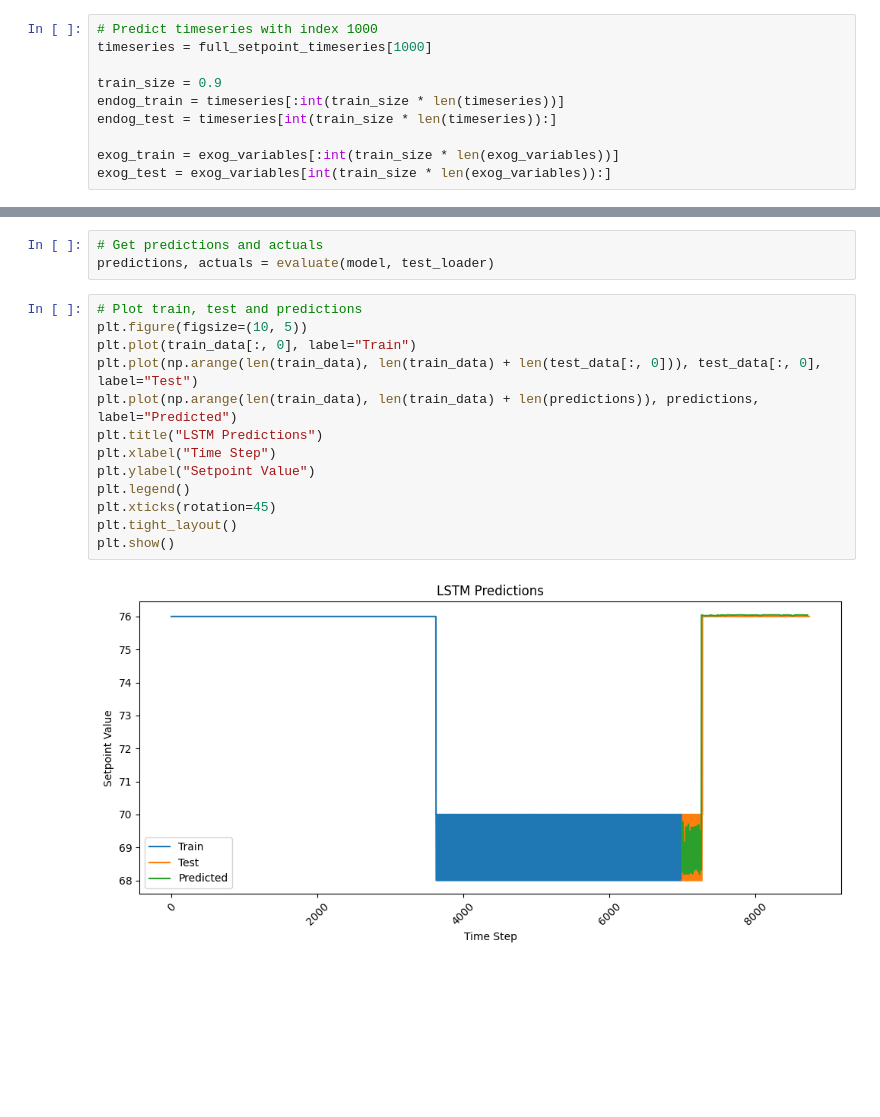
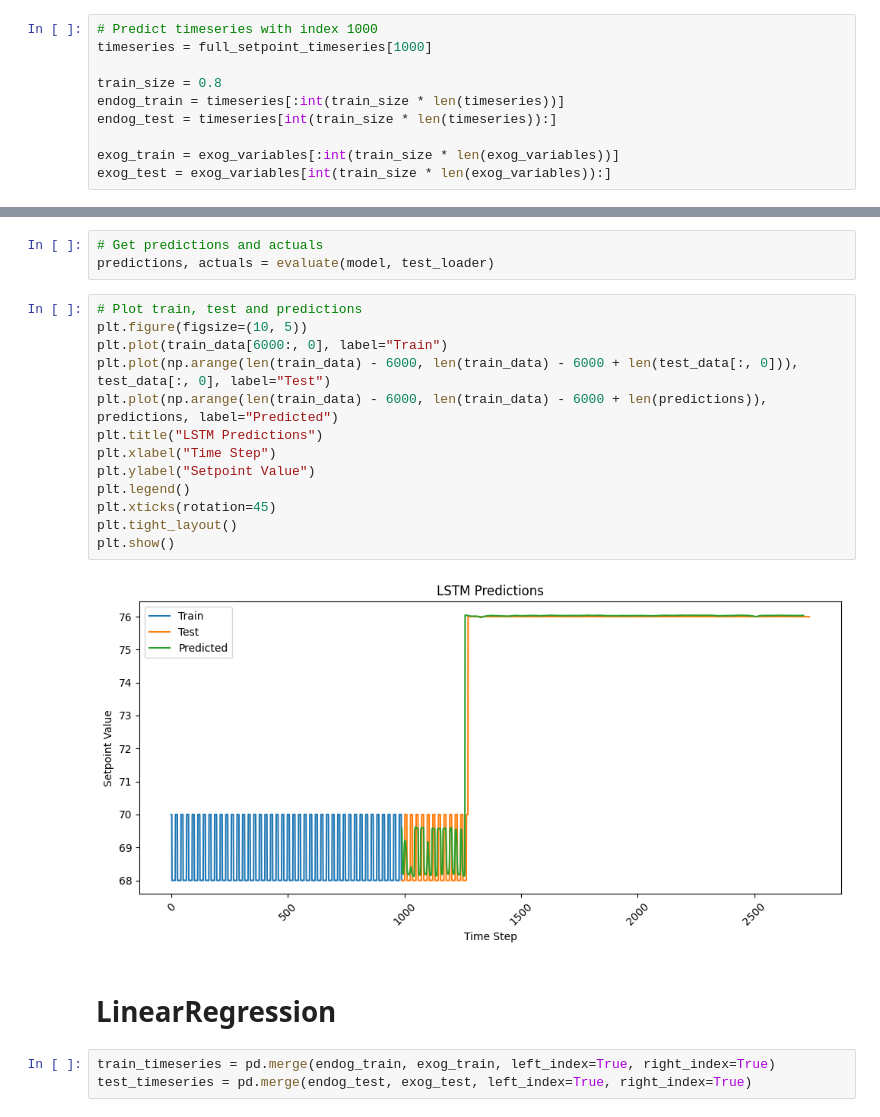
Before and after one commit to adrianlopezlanchares/Space-Conditioning-Electrification, a Jupyter notebook: consumption/data_transforms/setpoint_model.ipynb, the cells around one changed output, grey strips where cells are left out. Saved outputs shown, nothing was run; the diff lists cells and outputs as text; blank space fills up the shorter version.

Commit message:
linear regression and mlp

```diff
--- a/consumption/data_transforms/setpoint_model.ipynb
+++ b/consumption/data_transforms/setpoint_model.ipynb
@@ -127,7 +127,7 @@ exog_variables = pd.merge(
 # Predict timeseries with index 1000
 timeseries = full_setpoint_timeseries[1000]
 
-train_size = 0.9
+train_size = 0.8
 endog_train = timeseries[:int(train_size * len(timeseries))]
 endog_test = timeseries[int(train_size * len(timeseries)):]
 
@@ -367,15 +356,20 @@ predictions, actuals = evaluate(model, test_loader)
 # %%
 # Plot train, test and predictions
 plt.figure(figsize=(10, 5))
-plt.plot(train_data[:, 0], label="Train")
-plt.plot(np.arange(len(train_data), len(train_data) + len(test_data[:, 0])), test_data[:, 0], label="Test")
-plt.plot(np.arange(len(train_data), len(train_data) + len(predictions)), predictions, label="Predicted")
+plt.plot(train_data[6000:, 0], label="Train")
+plt.plot(np.arange(len(train_data) - 6000, len(train_data) - 6000 + len(test_data[:, 0])), test_data[:, 0], label="Test")
+plt.plot(np.arange(len(train_data) - 6000, len(train_data) - 6000 + len(predictions)), predictions, label="Predicted")
 plt.title("LSTM Predictions")
 plt.xlabel("Time Step")
 plt.ylabel("Setpoint Value")
 plt.legend()
 plt.xticks(rotation=45)
 plt.tight_layout()
 plt.show()
 # %% [output]
-[figure, old version]
+[figure, new version]
+# %% [markdown]
+# LinearRegression
+# %%
+train_timeseries = pd.merge(endog_train, exog_train, left_index=True, right_index=True)
+test_timeseries = pd.merge(endog_test, exog_test, left_index=True, right_index=True)
```
Also changed, not shown: parts of 19 cells of this notebook.
